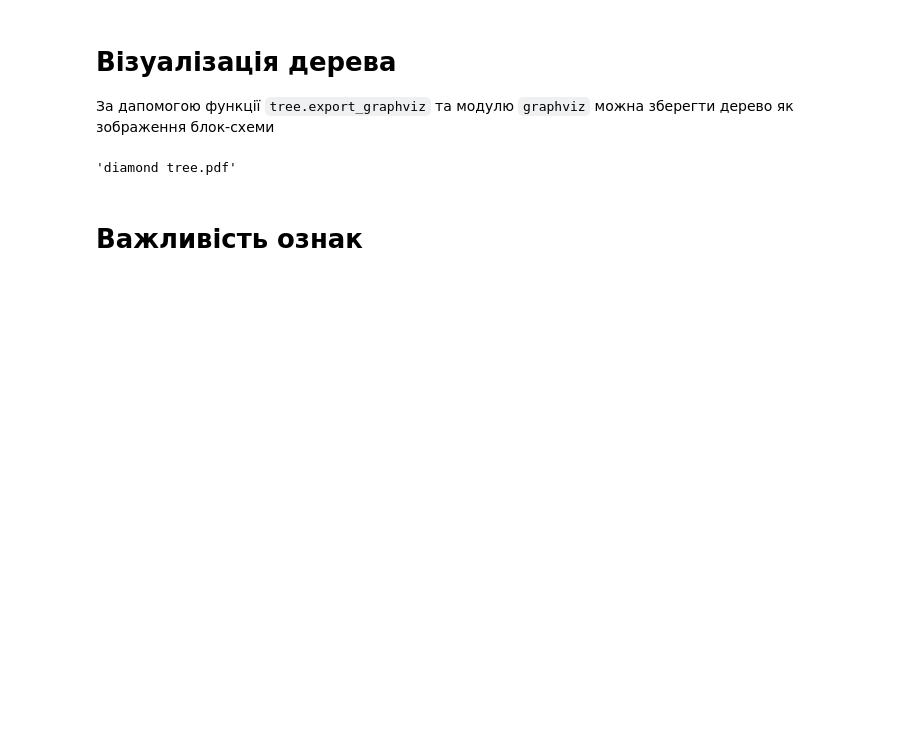
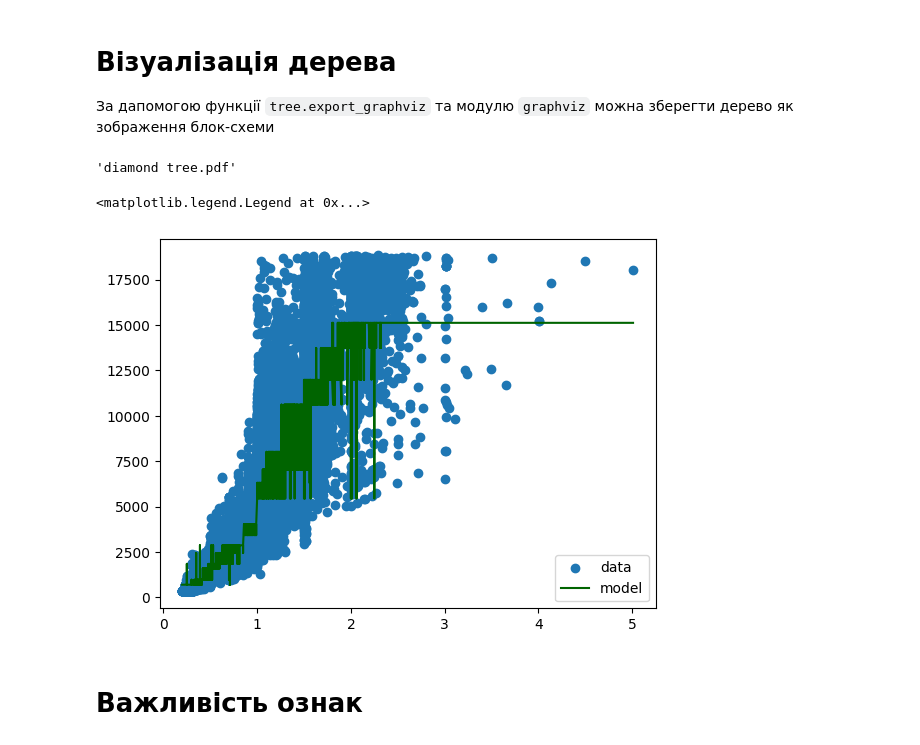
Before and after one commit to HalyshAnton/IT-Step-Pyton-AI, a Jupyter notebook: module3/decision_tree.ipynb, the cells around one changed output. Drawn from its saved outputs; the diff is of its cells as text; code cells hidden in the pictures; blank space fills up the shorter version.

```diff
--- a/module3/decision_tree.ipynb
+++ b/module3/decision_tree.ipynb
@@ -216,6 +217,15 @@ graph = graphviz.Source(dot_data)
 graph.render("diamond tree")
 # %% [output]
 'diamond tree.pdf'
+# %%
+df.sort_values(by='carat', inplace=True)
+
+plt.scatter(df['carat'], df['price'], label='data')
+plt.plot(df['carat'], model.predict(df.drop(columns=['price'])), c='darkgreen', label='model')
+plt.legend()
+# %% [output]
+<matplotlib.legend.Legend at 0x...>
+[figure, added]
 # %% [markdown]
 # Важливість ознак
 # %% [markdown]
```
Also changed, not shown: parts of 5 cells of this notebook.
